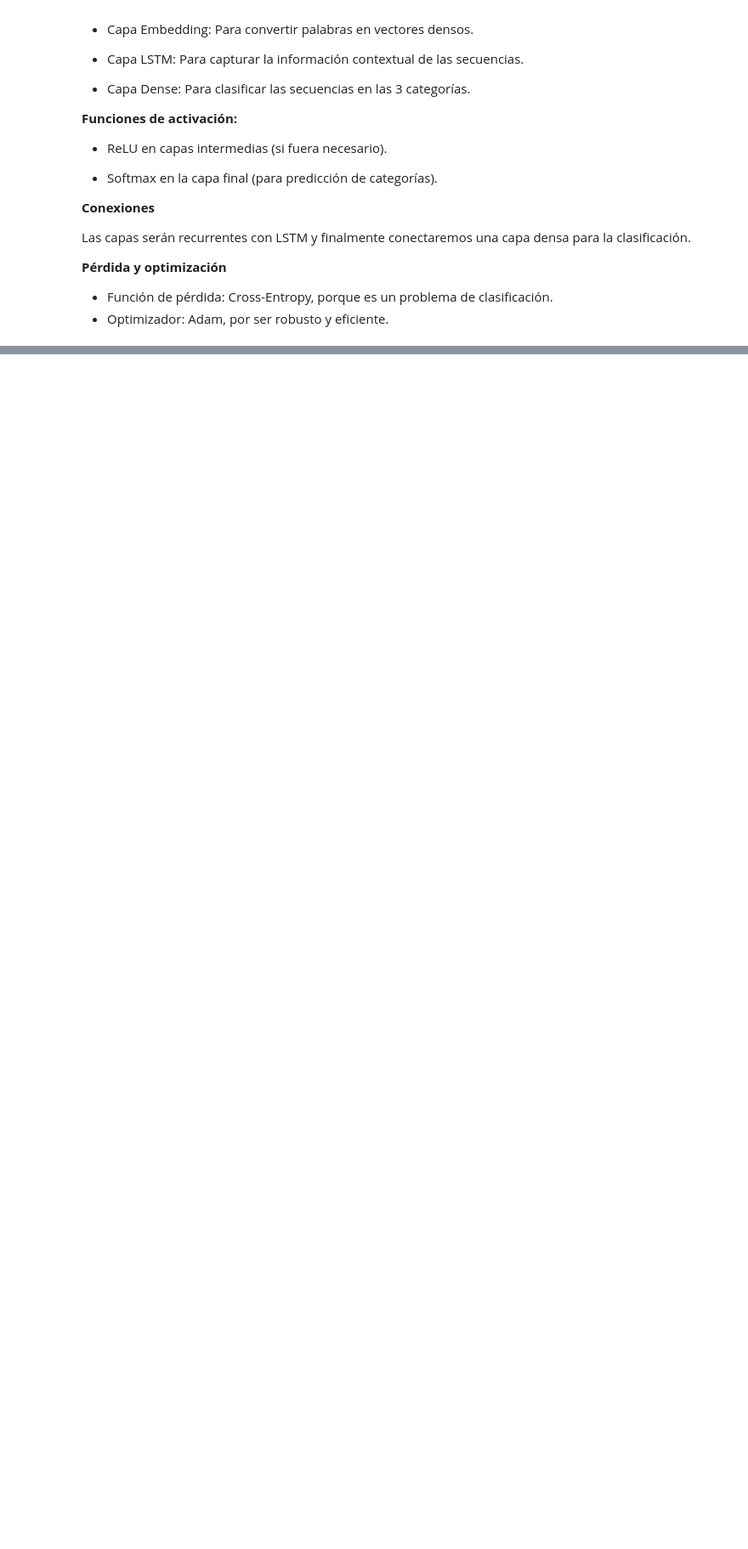
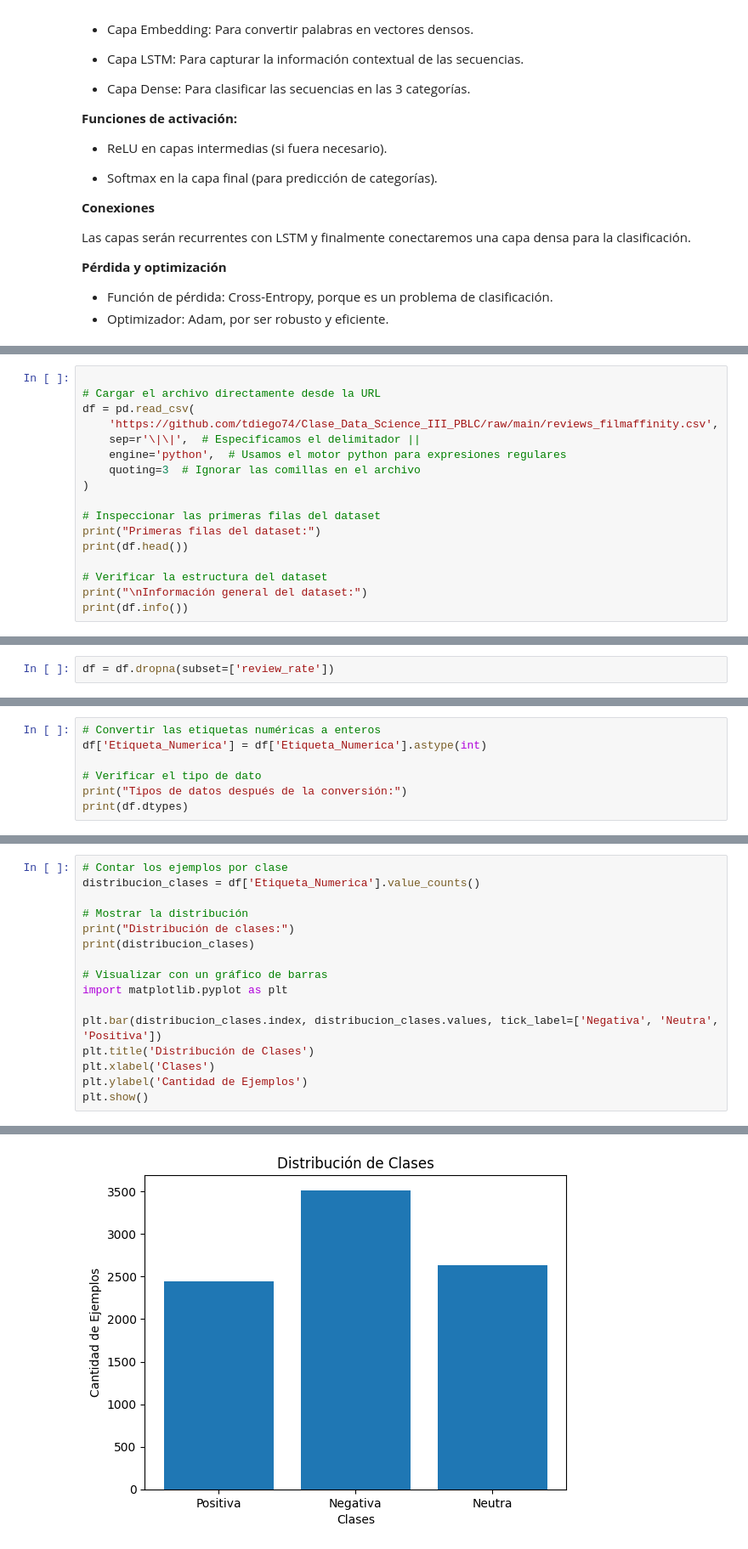
Before and after one commit to tdiego74/Clase_Data_Science_III_PBLC, a Jupyter notebook: Proyecto_DS_III_Entrega_Final_Tocci.ipynb, the cells around one changed output, grey strips where cells are left out. Shown at 85% size. Cells and saved outputs as stored; diff of their text form; blank space fills up the shorter version.

```diff
--- a/Proyecto_DS_III_Entrega_Final_Tocci.ipynb
+++ b/Proyecto_DS_III_Entrega_Final_Tocci.ipynb
@@ -993,0 +997,17 @@ Las capas serán recurrentes con LSTM y finalmente conectaremos una capa densa p
+# %%
+
+# Cargar el archivo directamente desde la URL
+df = pd.read_csv(
+    'https://github.com/tdiego74/Clase_Data_Science_III_PBLC/raw/main/reviews_filmaffinity.csv',
+    sep=r'\|\|',  # Especificamos el delimitador ||
+    engine='python',  # Usamos el motor python para expresiones regulares
+    quoting=3  # Ignorar las comillas en el archivo
+)
+
+# Inspeccionar las primeras filas del dataset
+print("Primeras filas del dataset:")
+print(df.head())
+
+# Verificar la estructura del dataset
+print("\nInformación general del dataset:")
+print(df.info())
@@ -993,0 +1112,2 @@ Las capas serán recurrentes con LSTM y finalmente conectaremos una capa densa p
+# %%
+df = df.dropna(subset=['review_rate'])
@@ -993,0 +1133,7 @@ Las capas serán recurrentes con LSTM y finalmente conectaremos una capa densa p
+# %%
+# Convertir las etiquetas numéricas a enteros
+df['Etiqueta_Numerica'] = df['Etiqueta_Numerica'].astype(int)
+
+# Verificar el tipo de dato
+print("Tipos de datos después de la conversión:")
+print(df.dtypes)
@@ -993,0 +1250,17 @@ Las capas serán recurrentes con LSTM y finalmente conectaremos una capa densa p
+# %%
+# Contar los ejemplos por clase
+distribucion_clases = df['Etiqueta_Numerica'].value_counts()
+
+# Mostrar la distribución
+print("Distribución de clases:")
+print(distribucion_clases)
+
+# Visualizar con un gráfico de barras
+import matplotlib.pyplot as plt
+
+plt.bar(distribucion_clases.index, distribucion_clases.values, tick_label=['Negativa', 'Neutra', 'Positiva'])
+plt.title('Distribución de Clases')
+plt.xlabel('Clases')
+plt.ylabel('Cantidad de Ejemplos')
+plt.show()
+# %% [output]
@@ -993,0 +1273 @@ Las capas serán recurrentes con LSTM y finalmente conectaremos una capa densa p
+[figure, added]
```
Also changed, not shown: parts of 22 cells of this notebook.
